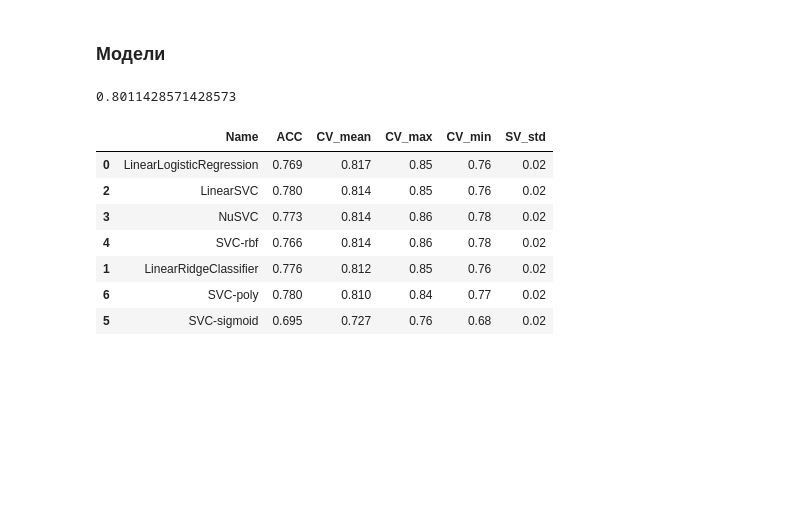
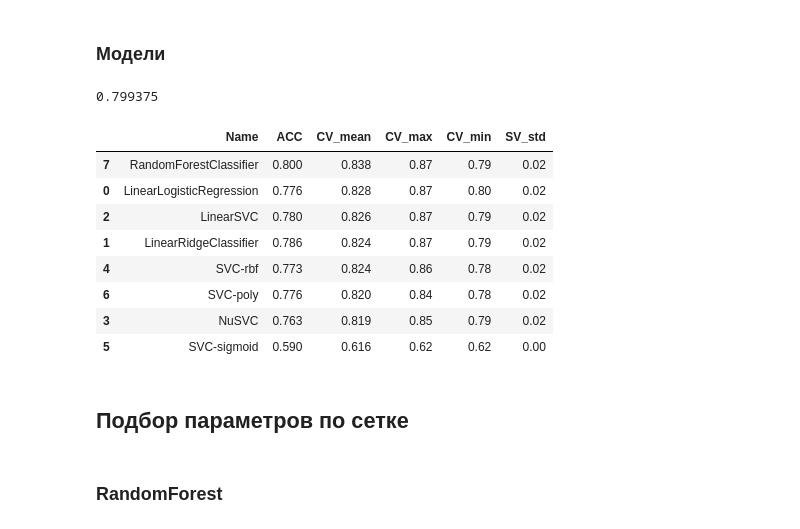
Before and after one commit to MiniGN/Kaggle-Titanic, a Jupyter notebook: run.ipynb, the cells around one changed output. Cells and saved outputs as stored; diff of their text form; code cells hidden in the pictures; blank space fills up the shorter version.

Commit message:
Add RandomForest CV=0.838

```diff
--- a/run.ipynb
+++ b/run.ipynb
@@ -115,7 +109,7 @@ def age_convert(age):
         return 6
     else:
         return 7
-
+df_age=raw_data[['Age']]
 df_age=df_age.fillna(df_age.mean())
 df_age['Age']=df_age['Age'].apply(age_convert)
 df_age['Age']=df_age['Age'].apply(lambda x:'Age'+str(x))
@@ -133,0 +152,11 @@ df_age.head()
+# %%
+df_fam=raw_data[['SibSp','Parch']]
+df_fam['Family']=df_fam["SibSp"]+df_fam["Parch"]
+df_fam.drop(['SibSp','Parch'],axis=1,inplace=True)
+df_fam1=df_fam.copy()
+sns.countplot(x='Family', hue='Survived', data=df_fam.join(raw_data['Survived']));
+# Делаем массив бинарных признаков
+#df_fam1['Family'].loc[df_fam1['Family'] > 0] = 1
+#df_fam1['Family'].loc[df_fam1['Family'] == 0] = 0
+print (df_fam.head(10))
+#print (df_fam1.head(10))
@@ -133,0 +239,10 @@ df_age.head()
+# %%
+def get_person(passenger):
+    age,sex = passenger
+    return 'child' if age < 16 else sex
+df_sex=raw_data[['Sex','Age']]
+df_sex['Age']=df_sex['Age'].fillna(df_sex['Age'].mean())
+df_sex['Person'] = df_sex[['Age','Sex']].apply(get_person,axis=1)
+df_sex.drop(['Sex','Age'],axis=1,inplace=True)
+df_sex=pd.get_dummies(df_sex)
+df_sex.head(10)
@@ -134,12 +318,18 @@ df_age.head()
 # %%
 target=raw_data[['Survived']]
 target=target.values.ravel()
-data=raw_data[['SibSp','Parch','Fare']]
-data['Sex']=raw_data.Sex.apply( lambda x:0 if x == 'male' else 1 )
+data=raw_data[['Fare']]
+#data['Sex']=raw_data.Sex.apply( lambda x:0 if x == 'male' else 1 )
 data['Fare']=data['Fare'].apply(lambda x:int(x/20))
+#data=df_fare
+#data=data.join(df_fare)
 data=data.join(df_age)
 data=data.join(df_class)
 data=data.join(df_cab)
+data=data.join(df_emb)
+data=data.join(df_fam)
+data=data.join(df_title)
+data=data.join(df_sex)
 data.head(10)
 # %% [output]
 A value is trying to be set on a copy of a slice from a DataFrame.
@@ -189,41 +353,46 @@ plt.hist(raw_data.Fare.apply(lambda x:int(x/20)))
 # %%
 def fit(name,regressor,cv_strategy):
     #создаем pipeline из двух шагов: scaling и классификация
-    pipeline = Pipeline(steps = [('scaling', preprocessing.StandardScaler(with_mean = 0)), ('regression', regressor)])
+    est = pipeline.Pipeline(steps = [('scaling', preprocessing.StandardScaler(with_mean = 0)), ('regression', regressor)])
      # Выводим точность классификатора на отложенном тесте
-    pipeline.fit(train_data, train_labels)
-    split_acc=metrics.accuracy_score(test_labels, pipeline.predict(test_data))
+    est.fit(train_data, train_labels)
+    split_acc=metrics.accuracy_score(test_labels, est.predict(test_data))
     # Точность на кросс валидации
-    sv_scoring = cross_validation.cross_val_score(pipeline, data, target, scoring = 'accuracy', cv = cv_strategy)
+    sv_scoring = cross_validation.cross_val_score(est, data, target, scoring = 'accuracy', cv = cv_strategy)
     return name,round(split_acc,3),round(sv_scoring.mean(),3), round(sv_scoring.max(),2), round(sv_scoring.min(),2), round(sv_scoring.std(),2)
 
 train_data,test_data,train_labels,test_labels=cross_validation.train_test_split(data, target, test_size=0.33, random_state=1)
 
 cv_strategy = cross_validation.StratifiedShuffleSplit(target, n_iter = 20 , test_size = 0.3, random_state = 2)
 models=(
         ("LinearLogisticRegression",linear_model.LogisticRegression(random_state = 1)),
         ("LinearRidgeClassifier",linear_model.RidgeClassifier(random_state = 1)),
         ("LinearSVC",svm.LinearSVC(random_state=1)),
         ("NuSVC",svm.NuSVC(random_state=1)),
         ("SVC-rbf",svm.SVC(kernel='rbf',random_state=1)),
         ("SVC-sigmoid",svm.SVC(kernel='sigmoid',random_state=1)),
-        ("SVC-poly",svm.SVC(kernel='poly',random_state=1))
+        ("SVC-poly",svm.SVC(kernel='poly',random_state=1)),
+        ("RandomForestClassifier",RandomForestClassifier(n_estimators=100, max_depth=5, random_state=0))
+
 )
 
 result=pd.DataFrame(columns=['Name','ACC',"CV_mean","CV_max", "CV_min","SV_std"])
 
 for model in models:
     score=fit (model[0],model[1],cv_strategy)
     result.loc[len(result)]=score
 print(result['CV_mean'].mean())
 result.sort_values(by='CV_mean',  ascending=False)
 # %% [output]
-0.8011428571428573
+0.799375
 |  | Name | ACC | CV_mean | CV_max | CV_min | SV_std |
-| 0 | LinearLogisticRegression | 0.769 | 0.817 | 0.85 | 0.76 | 0.02 |
-| 2 | LinearSVC | 0.780 | 0.814 | 0.85 | 0.76 | 0.02 |
-| 3 | NuSVC | 0.773 | 0.814 | 0.86 | 0.78 | 0.02 |
-| 4 | SVC-rbf | 0.766 | 0.814 | 0.86 | 0.78 | 0.02 |
-| 1 | LinearRidgeClassifier | 0.776 | 0.812 | 0.85 | 0.76 | 0.02 |
-| 6 | SVC-poly | 0.780 | 0.810 | 0.84 | 0.77 | 0.02 |
-| 5 | SVC-sigmoid | 0.695 | 0.727 | 0.76 | 0.68 | 0.02 |
+| 7 | RandomForestClassifier | 0.800 | 0.838 | 0.87 | 0.79 | 0.02 |
+| 0 | LinearLogisticRegression | 0.776 | 0.828 | 0.87 | 0.80 | 0.02 |
+| 2 | LinearSVC | 0.780 | 0.826 | 0.87 | 0.79 | 0.02 |
+| 1 | LinearRidgeClassifier | 0.786 | 0.824 | 0.87 | 0.79 | 0.02 |
+| 4 | SVC-rbf | 0.773 | 0.824 | 0.86 | 0.78 | 0.02 |
+| 6 | SVC-poly | 0.776 | 0.820 | 0.84 | 0.78 | 0.02 |
+| 3 | NuSVC | 0.763 | 0.819 | 0.85 | 0.79 | 0.02 |
+| 5 | SVC-sigmoid | 0.590 | 0.616 | 0.62 | 0.62 | 0.00 |
+# %% [markdown]
+## Подбор параметров по сетке
@@ -229,0 +402,2 @@ result.sort_values(by='CV_mean',  ascending=False)
+# %% [markdown]
+### RandomForest
```
Also changed, not shown: parts of 28 cells of this notebook.
